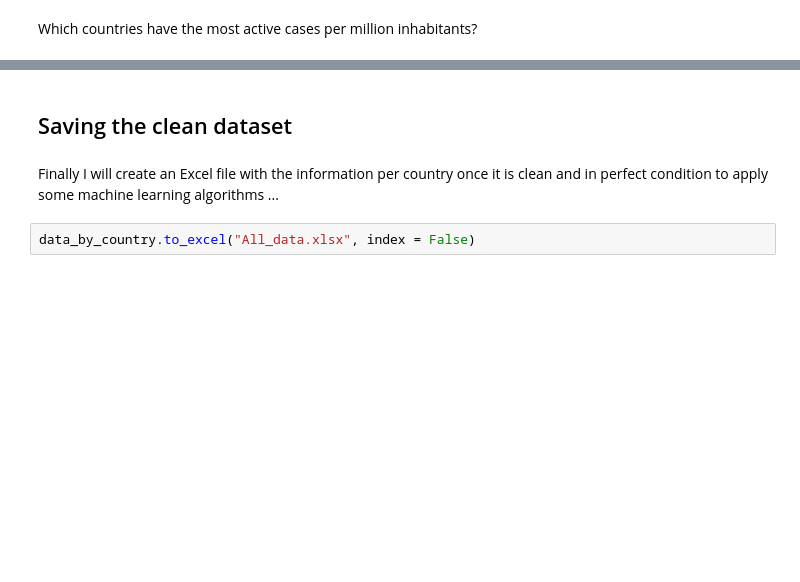
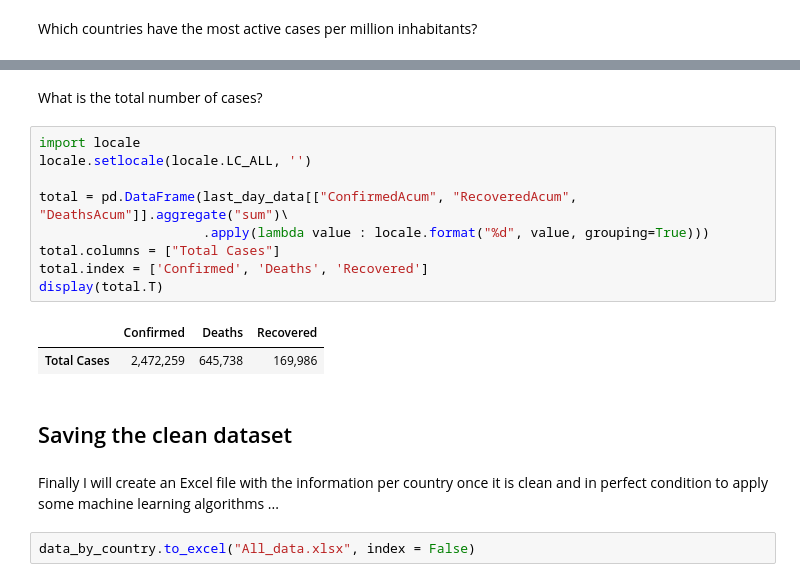
Before and after one commit to dvillaj/covid-19-data, a Jupyter notebook: Covid_19.ipynb, the cells around one changed output, grey strips where cells are left out. Cells and saved outputs as stored; diff of their text form; blank space fills up the shorter version.

Commit message:
Added data

```diff
--- a/Covid_19.ipynb
+++ b/Covid_19.ipynb
@@ -588,3 +588,17 @@ last_day_data.sort_values('Rank_ConfirmedAcum_Millon', ascending = False)[['Coun
+# %% [markdown]
+What is the total number of cases?
+# %%
+import locale
+locale.setlocale(locale.LC_ALL, '')
+
+total = pd.DataFrame(last_day_data[["ConfirmedAcum", "RecoveredAcum", "DeathsAcum"]].aggregate("sum")\
+                     .apply(lambda value : locale.format("%d", value, grouping=True)))
+total.columns = ["Total Cases"]
+total.index = ['Confirmed', 'Deaths', 'Recovered']
+display(total.T)
+# %% [output]
+|  | Confirmed | Deaths | Recovered |
+| Total Cases | 2,472,259 | 645,738 | 169,986 |
 # %% [markdown]
 ## Saving the clean dataset
 # %% [markdown]
```
Also changed, not shown: parts of 32 cells of this notebook, 2 other files.
